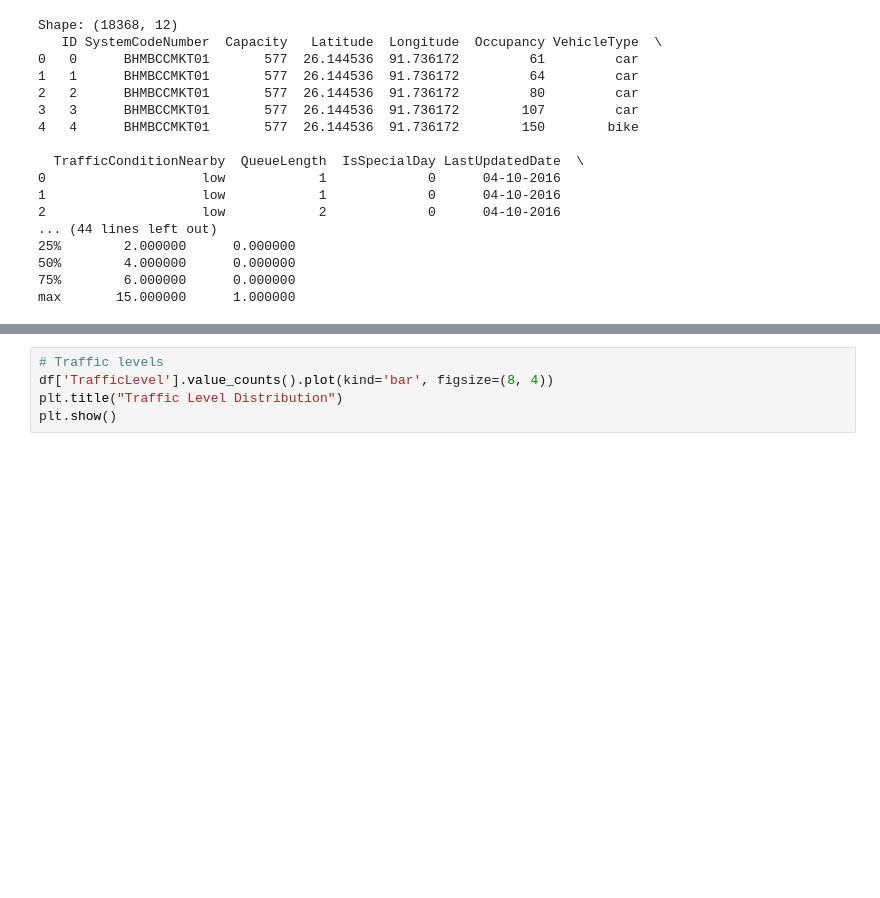
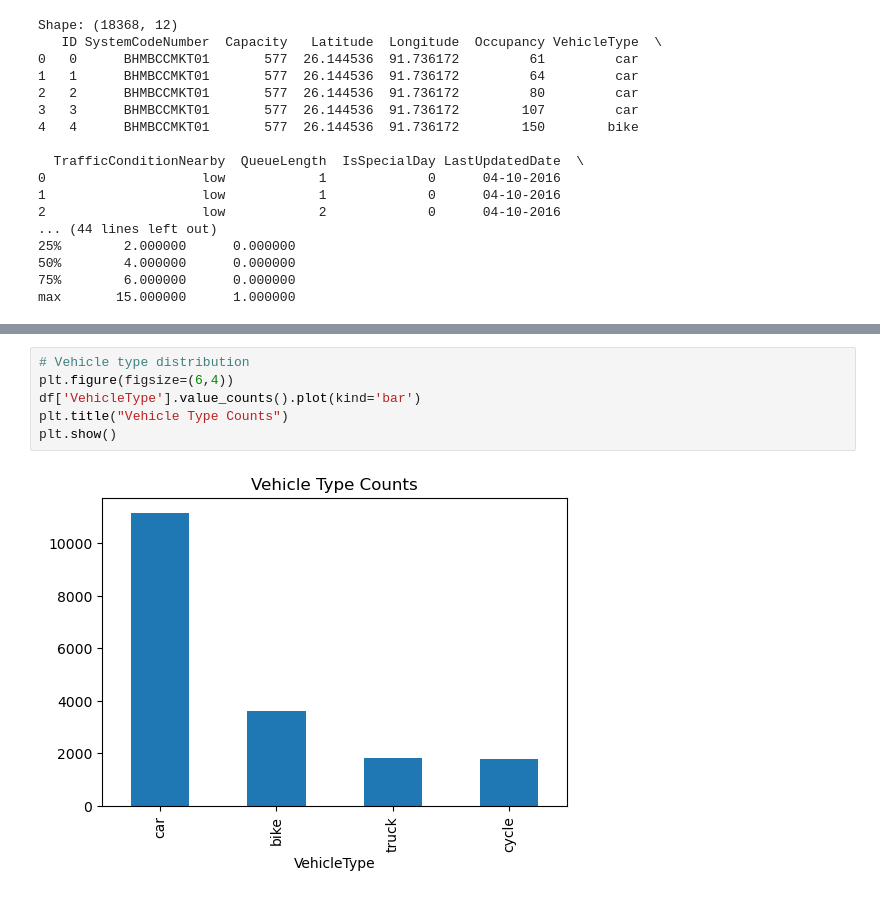
Before and after one commit to BitWiseNexus/dynamic-pricing-for-urban-parking-spaces, a Jupyter notebook: notebooks/data_exploration.ipynb, the cells around one changed output, grey strips where cells are left out. Drawn from its saved outputs; the diff is of its cells as text; blank space fills up the shorter version.

```diff
--- a/notebooks/data_exploration.ipynb
+++ b/notebooks/data_exploration.ipynb
@@ -47,5 +67,8 @@ plt.show()
 # %%
-# Traffic levels
-df['TrafficLevel'].value_counts().plot(kind='bar', figsize=(8, 4))
-plt.title("Traffic Level Distribution")
+# Vehicle type distribution
+plt.figure(figsize=(6,4))
+df['VehicleType'].value_counts().plot(kind='bar')
+plt.title("Vehicle Type Counts")
 plt.show()
+# %% [output]
+[figure, added]
```
Also changed, not shown: parts of 6 cells of this notebook, 1 other file.
